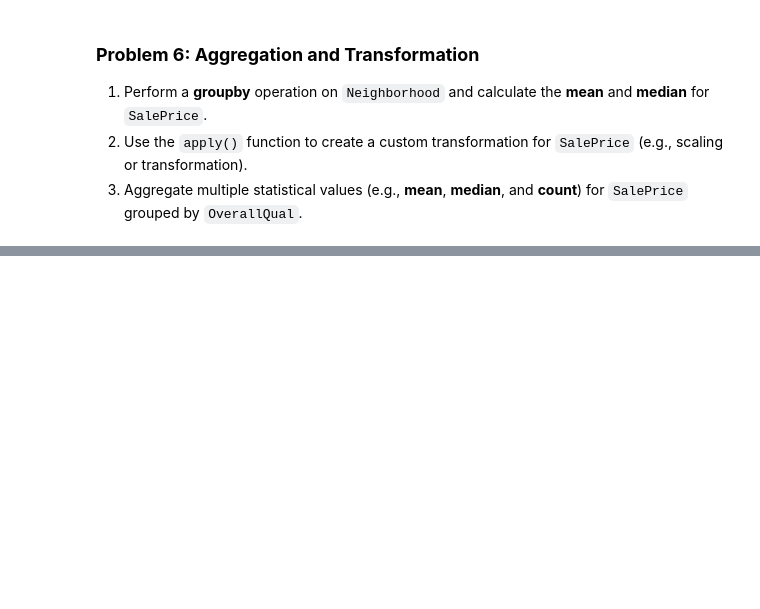
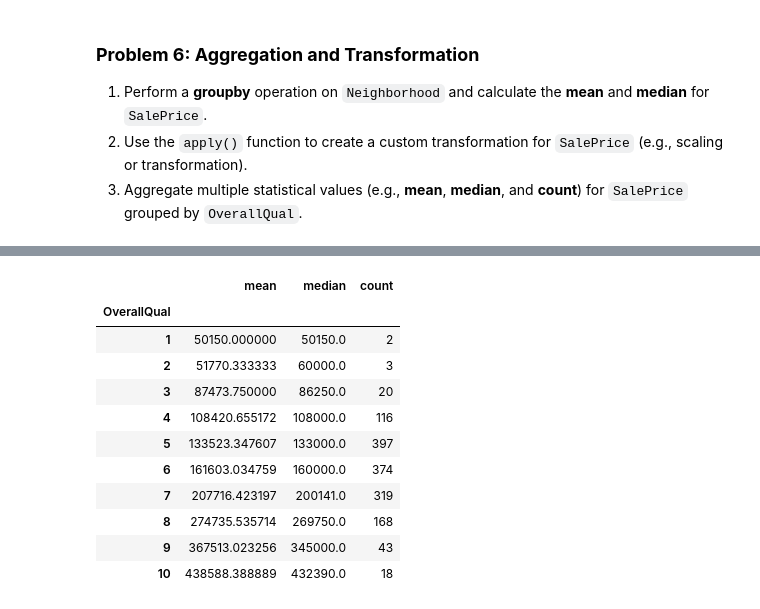
Before and after one commit to prof-screw/DSML, a Jupyter notebook: Week07/Assignment07.ipynb, the cells around one changed output, grey strips where cells are left out. Saved outputs shown, nothing was run; the diff lists cells and outputs as text; code cells hidden in the pictures; blank space fills up the shorter version.

Commit message:
Housing prices dataset complete

```diff
--- a/Week07/Assignment07.ipynb
+++ b/Week07/Assignment07.ipynb
@@ -552,0 +591,15 @@ plt.show()
+# %%
+housing_df.groupby('OverallQual').SalePrice.agg(['mean', 'median', 'count'])
+# %% [output]
+|  | mean | median | count |
+| OverallQual |  |  |  |
+| 1 | 50150.000000 | 50150.0 | 2 |
+| 2 | 51770.333333 | 60000.0 | 3 |
+| 3 | 87473.750000 | 86250.0 | 20 |
+| 4 | 108420.655172 | 108000.0 | 116 |
+| 5 | 133523.347607 | 133000.0 | 397 |
+| 6 | 161603.034759 | 160000.0 | 374 |
+| 7 | 207716.423197 | 200141.0 | 319 |
+| 8 | 274735.535714 | 269750.0 | 168 |
+| 9 | 367513.023256 | 345000.0 | 43 |
+| 10 | 438588.388889 | 432390.0 | 18 |
```
Also changed, not shown: parts of 2 cells of this notebook.
